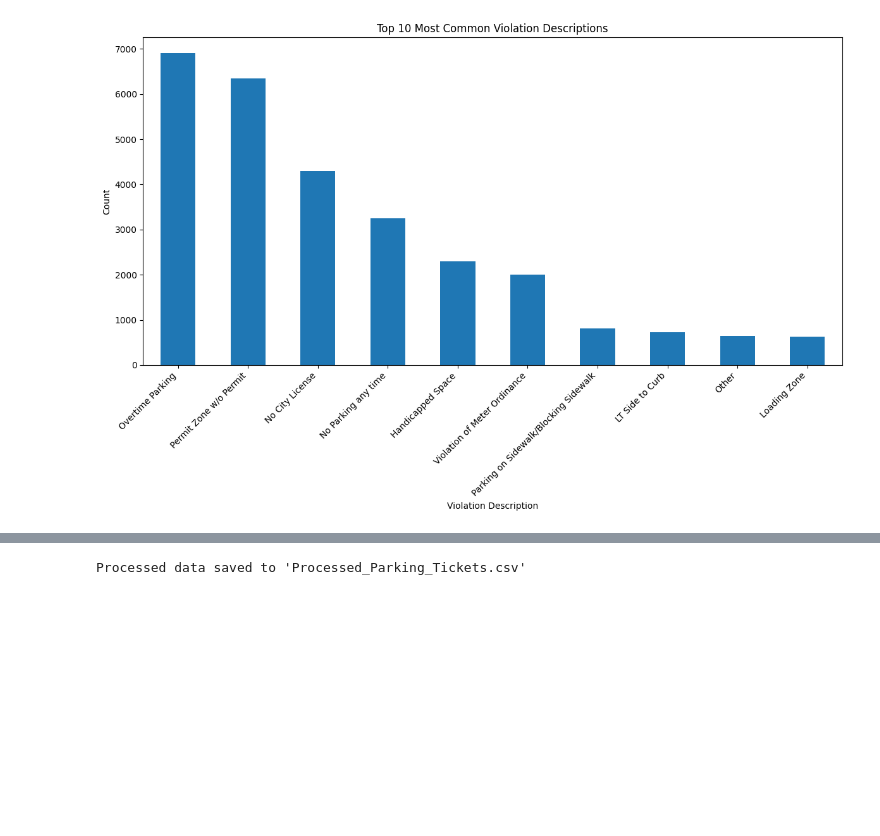
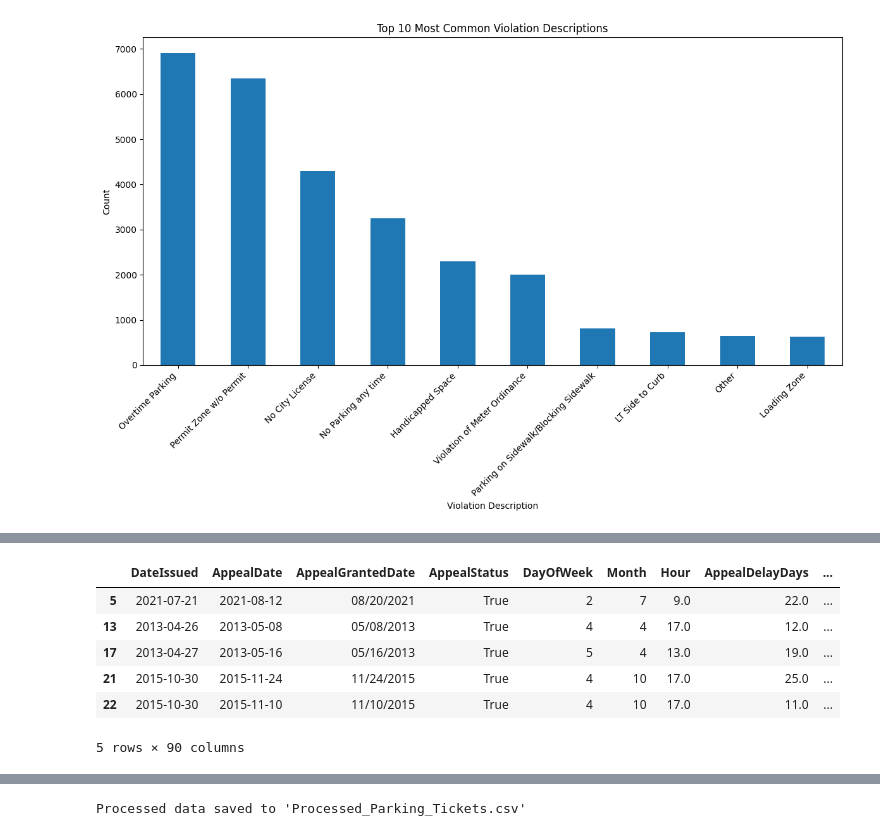
Before and after one commit to SzetoBen/BME-Time-Series-Project, a Jupyter notebook: scripts/ParkingTicketsCleaning.ipynb, the cells around one changed output, grey strips where cells are left out. Drawn from its saved outputs; the diff is of its cells as text; code cells hidden in the pictures; blank space fills up the shorter version.

```diff
--- a/scripts/ParkingTicketsCleaning.ipynb
+++ b/scripts/ParkingTicketsCleaning.ipynb
@@ -237 +224,21 @@ display(data.head())
 5 rows × 35 columns
+# %%
+# Apply one-hot encoding to the 'LicenseState' column
+license_state_encoded = pd.get_dummies(data['LicenseState'], prefix='State')
+
+# Concatenate the new encoded columns with the original DataFrame
+data = pd.concat([data, license_state_encoded], axis=1)
+
+# Drop the original 'LicenseState' column as it's no longer needed
+data.drop(columns=['LicenseState'], inplace=True)
+
+# Display the updated data with the one-hot encoded columns
+display(data.head())
+# %% [output]
+|  | DateIssued | AppealDate | AppealGrantedDate | AppealStatus | DayOfWeek | Month | Hour | AppealDelayDays | ... |
+| 5 | 2021-07-21 | 2021-08-12 | 08/20/2021 | True | 2 | 7 | 9.0 | 22.0 | ... |
+| 13 | 2013-04-26 | 2013-05-08 | 05/08/2013 | True | 4 | 4 | 17.0 | 12.0 | ... |
+| 17 | 2013-04-27 | 2013-05-16 | 05/16/2013 | True | 5 | 4 | 13.0 | 19.0 | ... |
+| 21 | 2015-10-30 | 2015-11-24 | 11/24/2015 | True | 4 | 10 | 17.0 | 25.0 | ... |
+| 22 | 2015-10-30 | 2015-11-10 | 11/10/2015 | True | 4 | 10 | 17.0 | 11.0 | ... |
+5 rows × 90 columns
```
Also changed, not shown: parts of 7 cells of this notebook, 1 other file.
